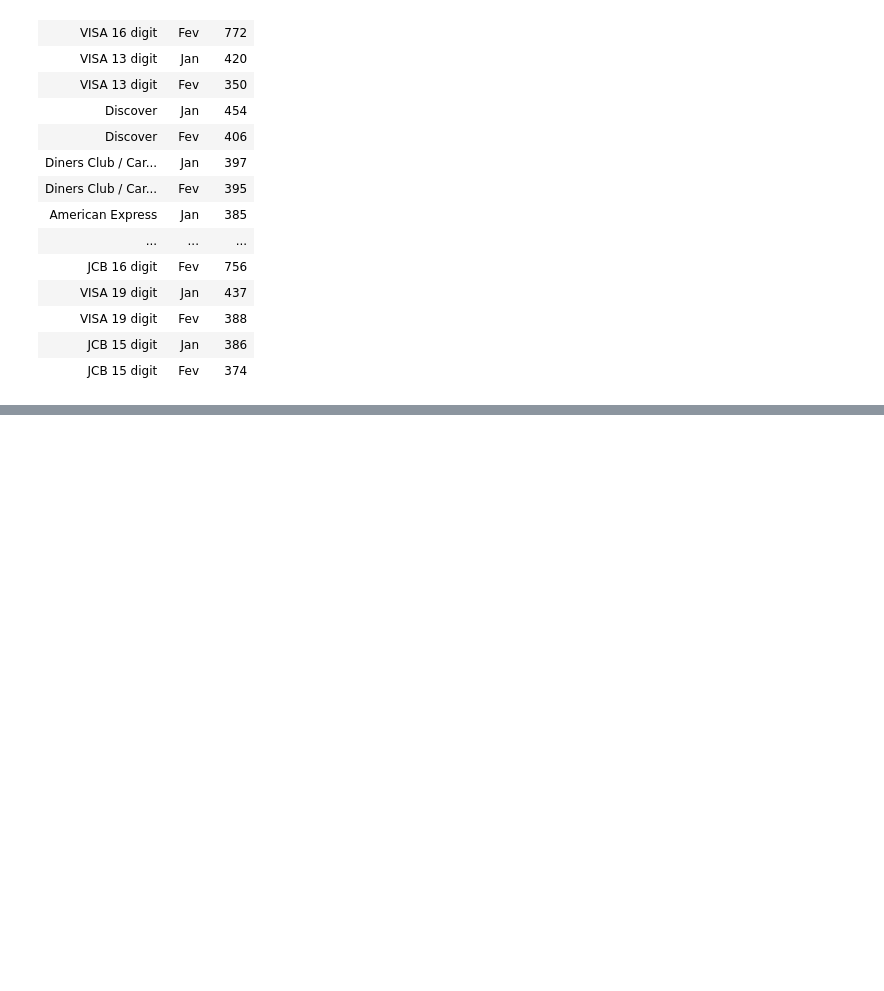
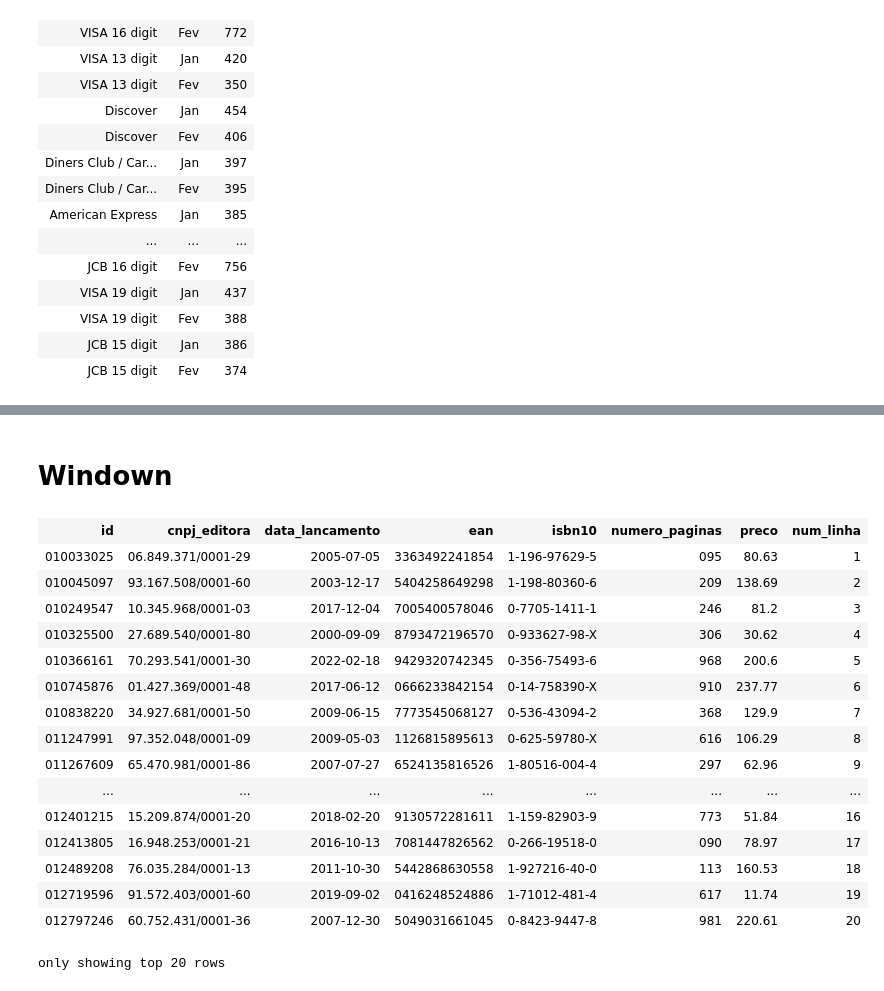
Before and after one commit to tiagomartins03/BigData, a Jupyter notebook: ApacheSpark_Course01/SparkFuntions.ipynb, the cells around one changed output, grey strips where cells are left out. Cells and saved outputs as stored; diff of their text form; code cells hidden in the pictures; blank space fills up the shorter version.

```diff
--- a/ApacheSpark_Course01/SparkFuntions.ipynb
+++ b/ApacheSpark_Course01/SparkFuntions.ipynb
@@ -731,0 +777,2 @@ dfPivot.select('cartao_bandeira',F.expr('stack(2,"Jan",January,"Fev",February) a
+# %% [markdown]
+# Windown
@@ -731,0 +781,26 @@ dfPivot.select('cartao_bandeira',F.expr('stack(2,"Jan",January,"Fev",February) a
+# %%
+window1 = Window.orderBy('id')
+# %%
+(
+    livros
+    .withColumn('num_linha',F.row_number().over(window1))
+
+)
+# %% [output]
+| id | cnpj_editora | data_lancamento | ean | isbn10 | numero_paginas | preco | num_linha |
+| 010033025 | 06.849.371/0001-29 | 2005-07-05 | 3363492241854 | 1-196-97629-5 | 095 | 80.63 | 1 |
+| 010045097 | 93.167.508/0001-60 | 2003-12-17 | 5404258649298 | 1-198-80360-6 | 209 | 138.69 | 2 |
+| 010249547 | 10.345.968/0001-03 | 2017-12-04 | 7005400578046 | 0-7705-1411-1 | 246 | 81.2 | 3 |
+| 010325500 | 27.689.540/0001-80 | 2000-09-09 | 8793472196570 | 0-933627-98-X | 306 | 30.62 | 4 |
+| 010366161 | 70.293.541/0001-30 | 2022-02-18 | 9429320742345 | 0-356-75493-6 | 968 | 200.6 | 5 |
+| 010745876 | 01.427.369/0001-48 | 2017-06-12 | 0666233842154 | 0-14-758390-X | 910 | 237.77 | 6 |
+| 010838220 | 34.927.681/0001-50 | 2009-06-15 | 7773545068127 | 0-536-43094-2 | 368 | 129.9 | 7 |
+| 011247991 | 97.352.048/0001-09 | 2009-05-03 | 1126815895613 | 0-625-59780-X | 616 | 106.29 | 8 |
+| 011267609 | 65.470.981/0001-86 | 2007-07-27 | 6524135816526 | 1-80516-004-4 | 297 | 62.96 | 9 |
+| ... | ... | ... | ... | ... | ... | ... | ... |
+| 012401215 | 15.209.874/0001-20 | 2018-02-20 | 9130572281611 | 1-159-82903-9 | 773 | 51.84 | 16 |
+| 012413805 | 16.948.253/0001-21 | 2016-10-13 | 7081447826562 | 0-266-19518-0 | 090 | 78.97 | 17 |
+| 012489208 | 76.035.284/0001-13 | 2011-10-30 | 5442868630558 | 1-927216-40-0 | 113 | 160.53 | 18 |
+| 012719596 | 91.572.403/0001-60 | 2019-09-02 | 0416248524886 | 1-71012-481-4 | 617 | 11.74 | 19 |
+| 012797246 | 60.752.431/0001-36 | 2007-12-30 | 5049031661045 | 0-8423-9447-8 | 981 | 220.61 | 20 |
+only showing top 20 rows
```
Also changed, not shown: parts of 9 cells of this notebook.
